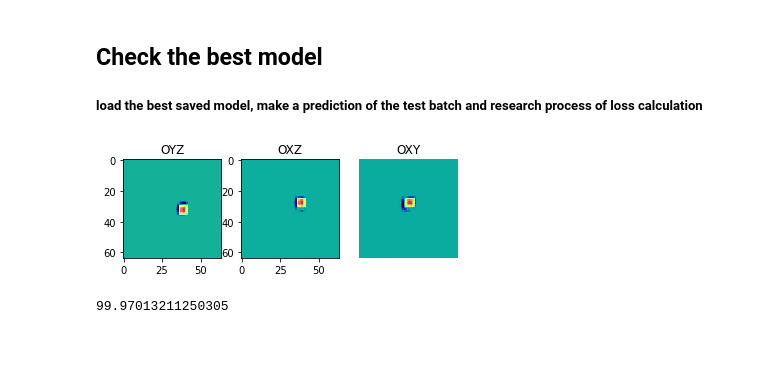
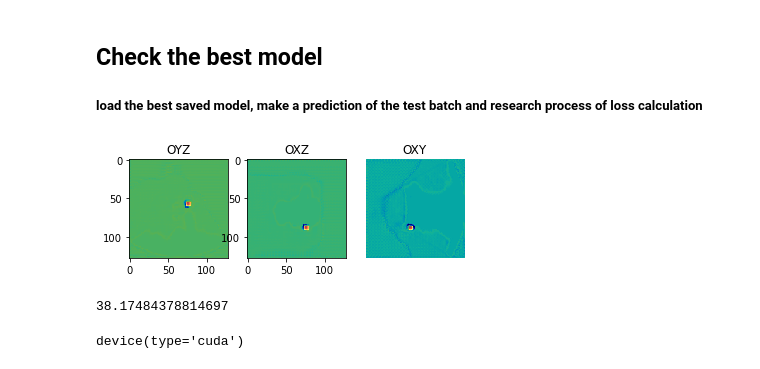
Before and after one commit to ryabovasasha08/US_3D_needle_detection, a Jupyter notebook: main.ipynb, the cells around one changed output. Saved outputs shown, nothing was run; the diff lists cells and outputs as text; code cells hidden in the pictures.

```diff
--- a/main.ipynb
+++ b/main.ipynb
@@ -540,15 +539,24 @@ state = torch.load('outputs_side_128_partial/best_model.pth')
+# %%
+# init number of epochs to train for, and the
+# batch size of train and validation sets
+EPOCHS = 10
+UNET_DEPTH = 4 # size of the image should divide by this number
+UNET_START_FILTERS = 3
+
+#For LR scheduler
+INIT_LR = 0.001
+WEIGHT_DECAY = 1e-8
+MOMENTUM = 0.999
+
+# define threshold to filter weak predictions
+THRESHOLD = 0.5
 # %%
 from models.unet import UNet
 from torch import optim
 
 
-model = UNet(out_channels = 1, n_blocks=UNET_DEPTH, start_filts = UNET_START_FILTERS)
-optimizer = optim.Adam(model.parameters()) #optim.RMSprop(model.parameters(),lr=INIT_LR, weight_decay=WEIGHT_DECAY, momentum=MOMENTUM, foreach=True)
+final_model = UNet(out_channels = 1, n_blocks=UNET_DEPTH, start_filts = UNET_START_FILTERS)
+final_optimizer = optim.Adam(model.parameters()) #optim.RMSprop(model.parameters(),lr=INIT_LR, weight_decay=WEIGHT_DECAY, momentum=MOMENTUM, foreach=True)
 
-model.load_state_dict(state['model_state_dict'])
-optimizer.load_state_dict(state['optimizer_state_dict'])
+final_model.load_state_dict(state_final['model_state_dict'])
+final_optimizer.load_state_dict(state_final['optimizer_state_dict'])
-# %%
-sample_batched = next(iter(test_dataloader))
-model = model
-input, target = sample_batched['image'], sample_batched['mask']  # send to device (GPU or CPU)
-out = model(input)  # one forward pass
@@ -555,14 +565,25 @@ out = model(input)  # one forward pass
+# %%
+final_out = final_model(input)  # one forward pass
 # %%
 from utils.save_model_utils import save_sample_mask
-save_sample_mask(100, 0, out[0], target[0], save = False)
+save_sample_mask(100, 0, final_out[0], target[0], save = False)
 # %% [output]
-[figure, old version]
+[figure, new version]
 # %%
 from utils.accuracies import get_central_pixel_distance, get_pixel_accuracy_percent
+from utils.mask_utils import binarize_with_otsu
 
-get_pixel_accuracy_percent(out, target)
+get_pixel_accuracy_percent(binarize_with_otsu(final_out), target)
 # %% [output]
-99.97013211250305
+38.17484378814697
+# %%
+import torch
+# device will be 'cuda' if a GPU is available
+device = torch.device('cuda' if torch.cuda.is_available() else 'cpu')
+#device = 'cpu'
+device
+# %% [output]
+device(type='cuda')
 # %%
 get_central_pixel_distance(out, sample_batched['label'].to(device))
 # %% [output]
```
Also changed, not shown: parts of 5 cells of this notebook, 3 other files.
